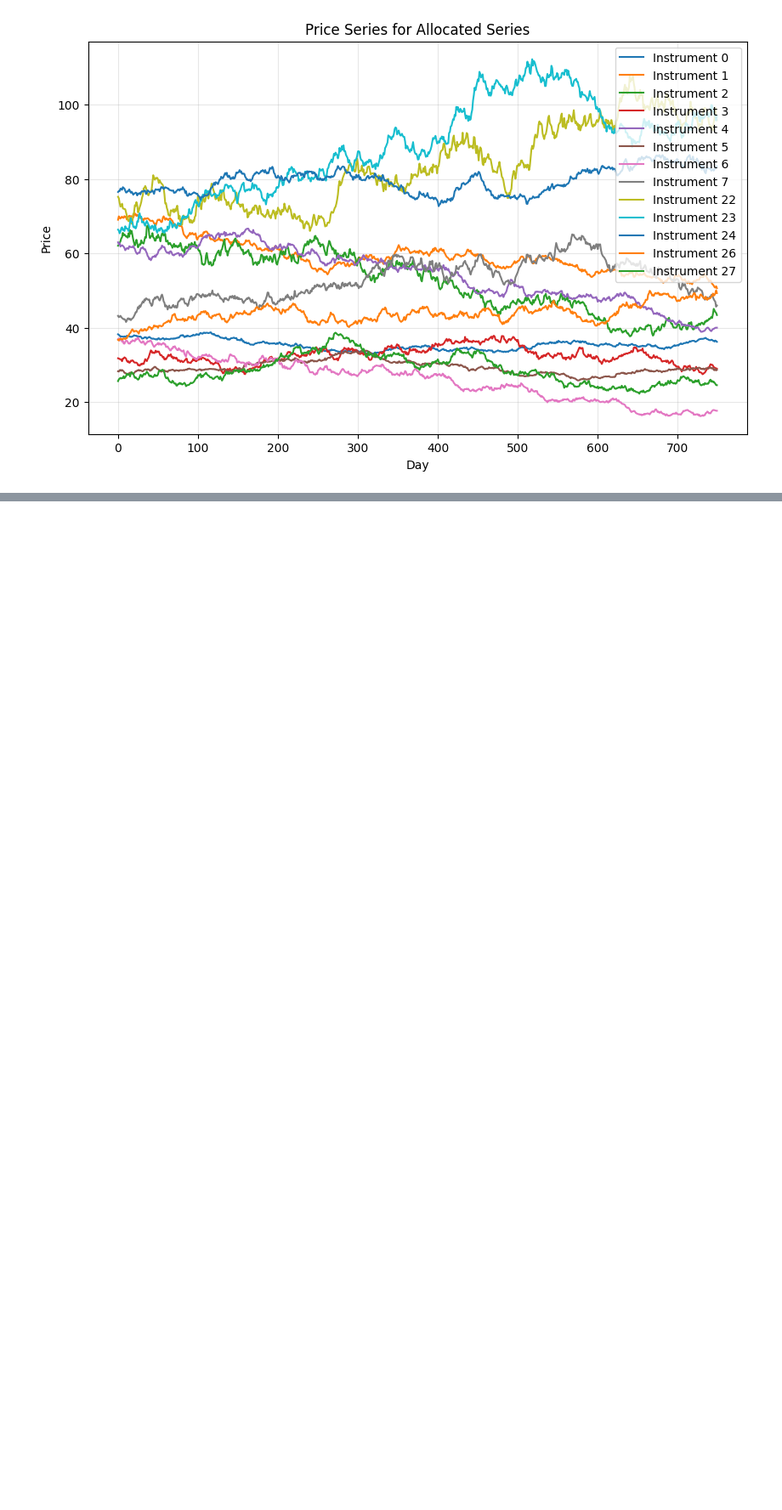
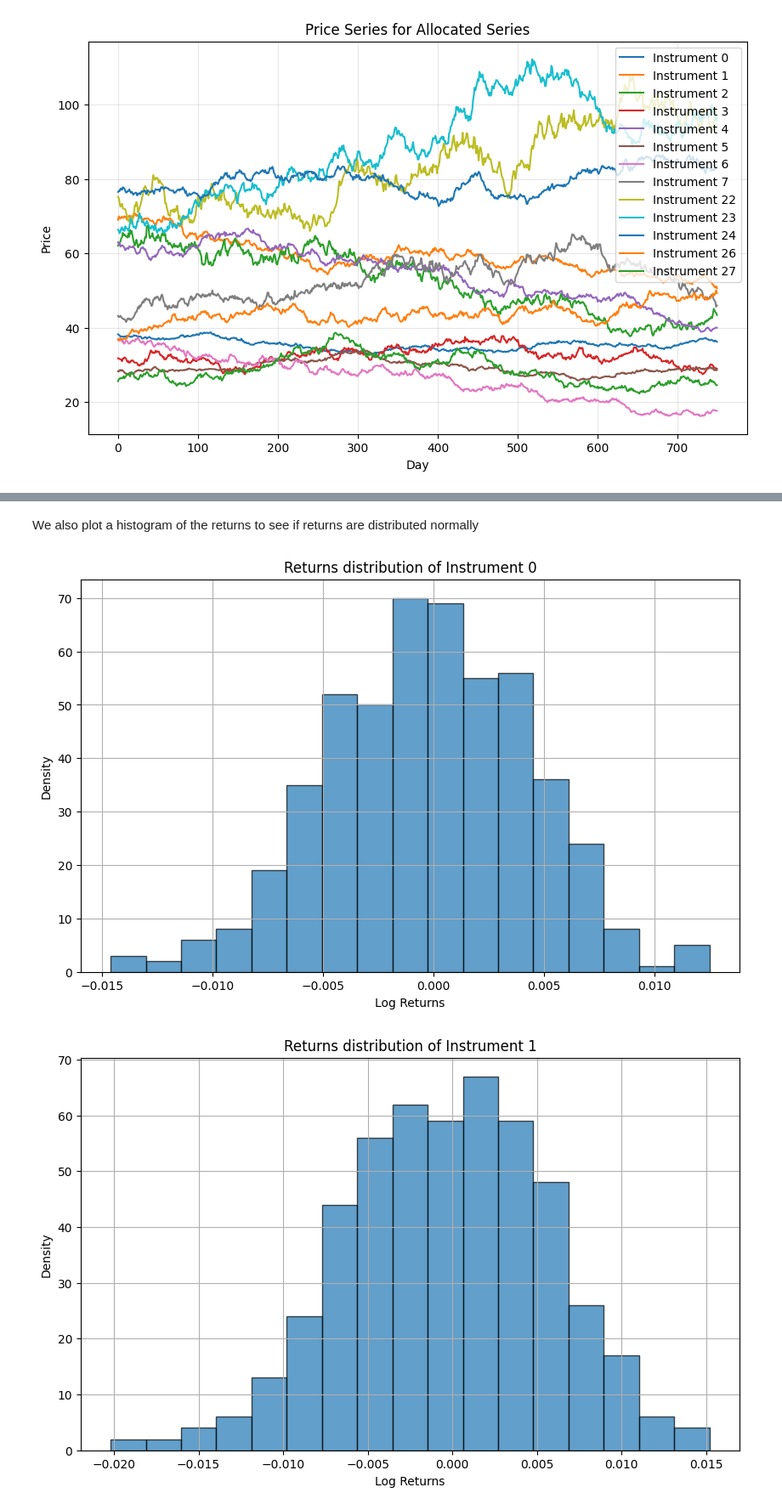
Before and after one commit to april-webm/SIG-Algothon-2025, a Jupyter notebook: john/analysis.ipynb, the cells around one changed output, grey strips where cells are left out. Shown at 85% size. Cells and saved outputs as stored; diff of their text form; code cells hidden in the pictures; blank space fills up the shorter version.

```diff
--- a/john/analysis.ipynb
+++ b/john/analysis.ipynb
@@ -97,0 +84,16 @@ to see if its favourable to hold an asset for x days if autocorrelation(x) > 0.5
+# %%
+from statsmodels.tsa.stattools import adfuller
+
+# Perform an ADF test on each instrument and print the result
+adf_results: Dict[str, List[float | int]] = {}
+adf_results["Instrument No"] = instrument_nos
+adf_results["T Statistic"] = []
+adf_results["P-Value"] = []
+
+for instrument_no in instrument_nos:
+	result = adfuller(price_history[instrument_no], autolag="AIC")
+	adf_results["T Statistic"].append(result[0])
+	adf_results["P-Value"].append(result[1])
+
+adf_results_df: DataFrame = pd.DataFrame(adf_results)
+print(adf_results_df.to_string(index=False))
@@ -97,0 +120,19 @@ to see if its favourable to hold an asset for x days if autocorrelation(x) > 0.5
+# %%
+instrument_features: Dict[str, List[float | int]] = {}
+instrument_features["Instrument No."] = instrument_nos
+instrument_features["Drift"] = []
+instrument_features["Volatility"] = []
+
+for instrument_no in instrument_nos:
+	# 1. Calculate Drift
+	drift: float = np.sum(log_returns[instrument_no] / 499)
+	instrument_features["Drift"].append(drift)
+
+	# 2. Calculate Volatility
+	delta: ndarray = log_returns[instrument_no] - drift
+	sum_of_squares: float = np.sum(delta ** 2)
+	volatility: float = np.sqrt(sum_of_squares / 498)
+	instrument_features["Volatility"].append(volatility)
+
+instrument_features_df: DataFrame = pd.DataFrame(instrument_features)
+print(instrument_features_df.to_string(index=False))
@@ -97,0 +154,14 @@ to see if its favourable to hold an asset for x days if autocorrelation(x) > 0.5
+# %% [markdown]
+We also plot a histogram of the returns to see if returns are distributed normally
+# %%
+for instrument_no in instrument_nos:
+	plt.figure(figsize=(10,6))
+	plt.hist(log_returns[instrument_no], bins="auto", alpha=0.7, edgecolor="black")
+	plt.xlabel("Log Returns")
+	plt.ylabel("Density")
+	plt.title(f"Returns distribution of Instrument {instrument_no}")
+	plt.grid(True)
+	plt.show()
+# %% [output]
+[figure, added]
+[figure, added]
```
Also changed, not shown: parts of 15 cells of this notebook, 4 other files.
